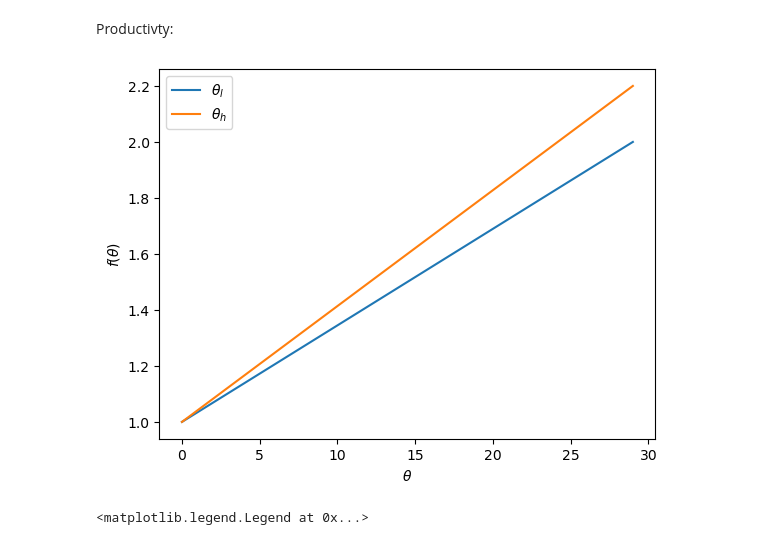
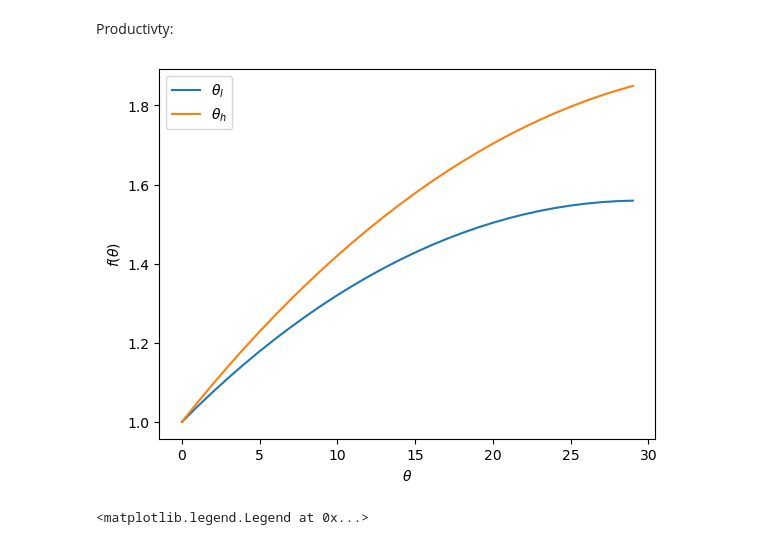
Before and after one commit to peter-l-ravn/Danish-Wage-Gap-Model, a Jupyter notebook: estimate_exogenous_variables.ipynb, the cells around one changed output. Cells and saved outputs as stored; diff of their text form; code cells hidden in the pictures.

```diff
--- a/estimate_exogenous_variables.ipynb
+++ b/estimate_exogenous_variables.ipynb
@@ -13,24 +13,22 @@ model = ModelClass()
 par = model.par
 sim = model.sim
 # %%
-theta_l_max = 2
-theta_l =  np.linspace(1.0, theta_l_max, par.n)
+theta_l =  1 + 0.04*np.arange(par.n) - 0.001*np.arange(par.n)**(1.9)
 
-theta_h_max = 2.2
-theta_h =  np.linspace(1.0, theta_h_max, par.n)
+theta_h =  1.0 + 0.05*np.arange(par.n) - 0.001*np.arange(par.n)**(1.9)
 
 # Save theta values for later use
 np.savetxt('Exogenous_estimation/theta_l.csv', theta_l, delimiter=',')
 np.savetxt('Exogenous_estimation/theta_h.csv', theta_h, delimiter=',')
 
 plt.plot(theta_l, label=r'$\theta_l$')
 plt.plot(theta_h, label=r'$\theta_h$')
 plt.xlabel(r'$\theta$')
 plt.ylabel(r'$f(\theta)$')
 plt.legend()
 plt.show()
 # %% [output]
-[figure, old version]
+[figure, new version]
 # %%
 x = np.linspace(1.0, par.n - 1, par.n - 1)
 rho_h_shape = 5.0
```
Also changed, not shown: 5 other files.
